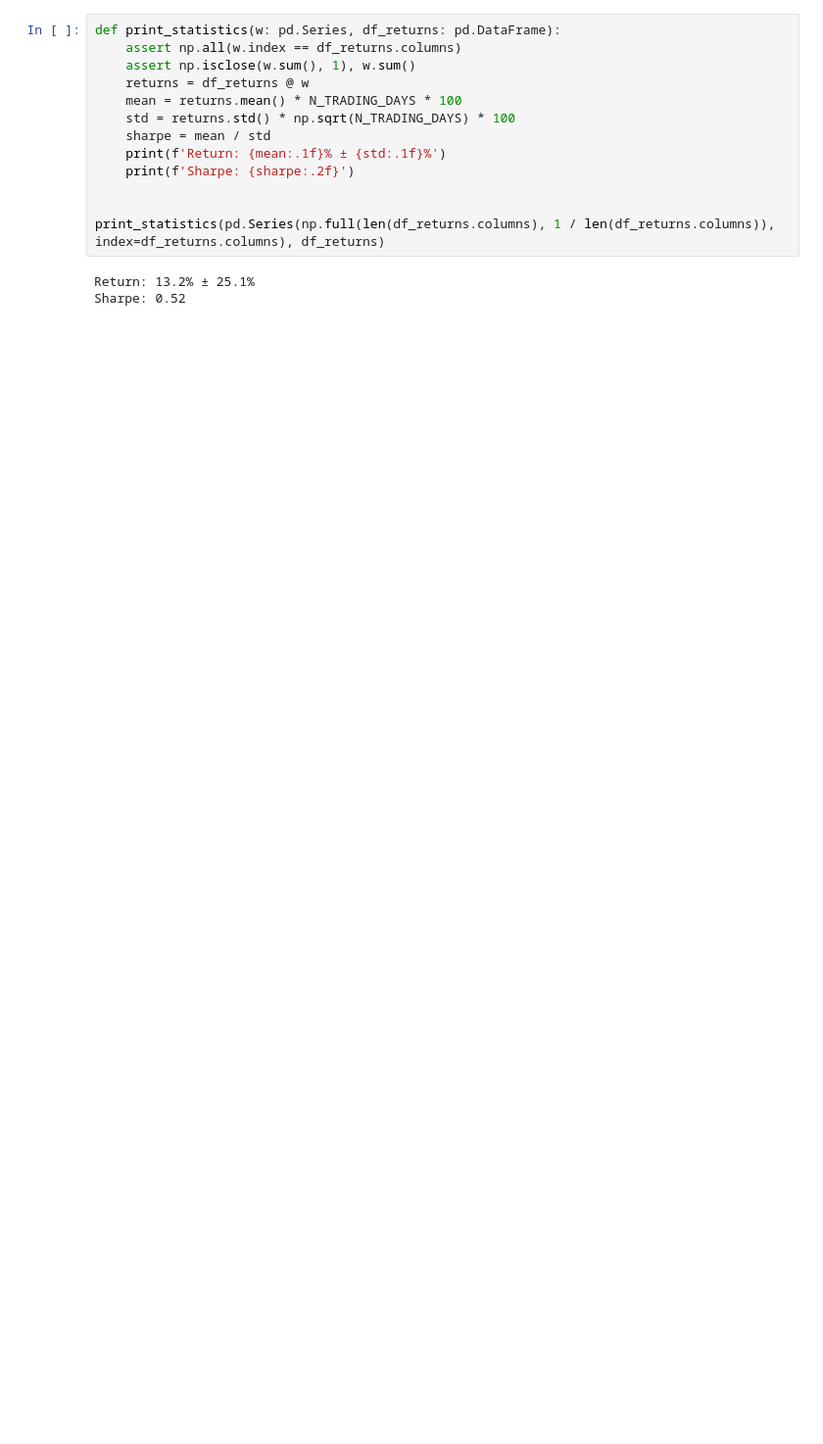
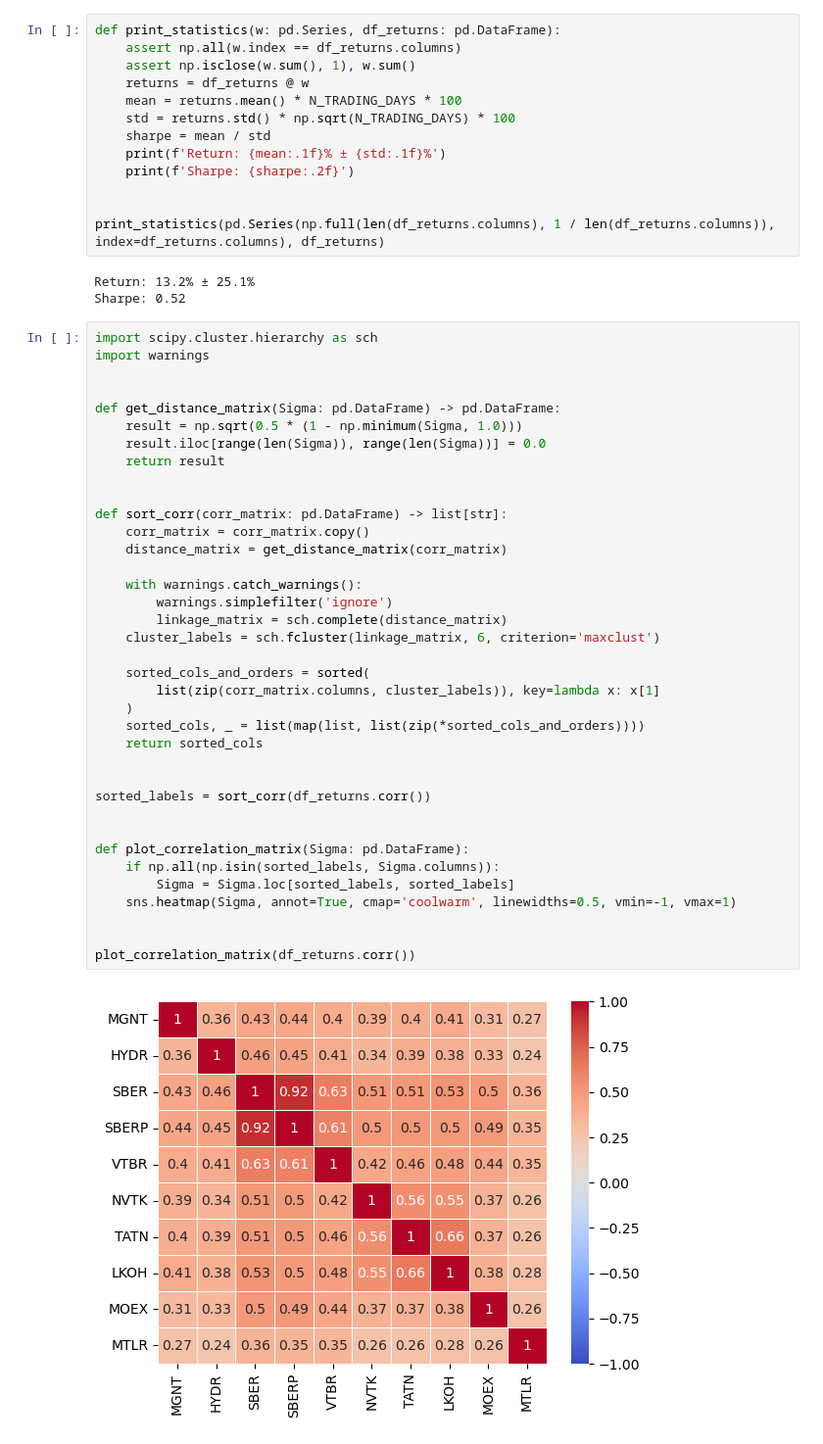
Before and after one commit to GudkovNikolay/Interactive_dashboard_ECML_2025, a Jupyter notebook: main.ipynb, the cells around one changed output. Shown at 98% size. Drawn from its saved outputs; the diff is of its cells as text; blank space fills up the shorter version.

```diff
--- a/main.ipynb
+++ b/main.ipynb
@@ -47,3 +49,42 @@ print_statistics(pd.Series(np.full(len(df_returns.columns), 1 / len(df_returns.c
 # %% [output]
 Return: 13.2% ± 25.1%
 Sharpe: 0.52
+# %%
+import scipy.cluster.hierarchy as sch
+import warnings
+
+
+def get_distance_matrix(Sigma: pd.DataFrame) -> pd.DataFrame:
+    result = np.sqrt(0.5 * (1 - np.minimum(Sigma, 1.0)))
+    result.iloc[range(len(Sigma)), range(len(Sigma))] = 0.0
+    return result
+
+
+def sort_corr(corr_matrix: pd.DataFrame) -> list[str]:
+    corr_matrix = corr_matrix.copy()
+    distance_matrix = get_distance_matrix(corr_matrix)
+
+    with warnings.catch_warnings():
+        warnings.simplefilter('ignore')
+        linkage_matrix = sch.complete(distance_matrix)
+    cluster_labels = sch.fcluster(linkage_matrix, 6, criterion='maxclust')
+
+    sorted_cols_and_orders = sorted(
+        list(zip(corr_matrix.columns, cluster_labels)), key=lambda x: x[1]
+    )
+    sorted_cols, _ = list(map(list, list(zip(*sorted_cols_and_orders))))
+    return sorted_cols
+
+
+sorted_labels = sort_corr(df_returns.corr())
+
+
+def plot_correlation_matrix(Sigma: pd.DataFrame):
+    if np.all(np.isin(sorted_labels, Sigma.columns)):
+        Sigma = Sigma.loc[sorted_labels, sorted_labels]
+    sns.heatmap(Sigma, annot=True, cmap='coolwarm', linewidths=0.5, vmin=-1, vmax=1)
+
+
+plot_correlation_matrix(df_returns.corr())
+# %% [output]
+[figure, added]
```
Also changed, not shown: parts of 13 cells of this notebook.
